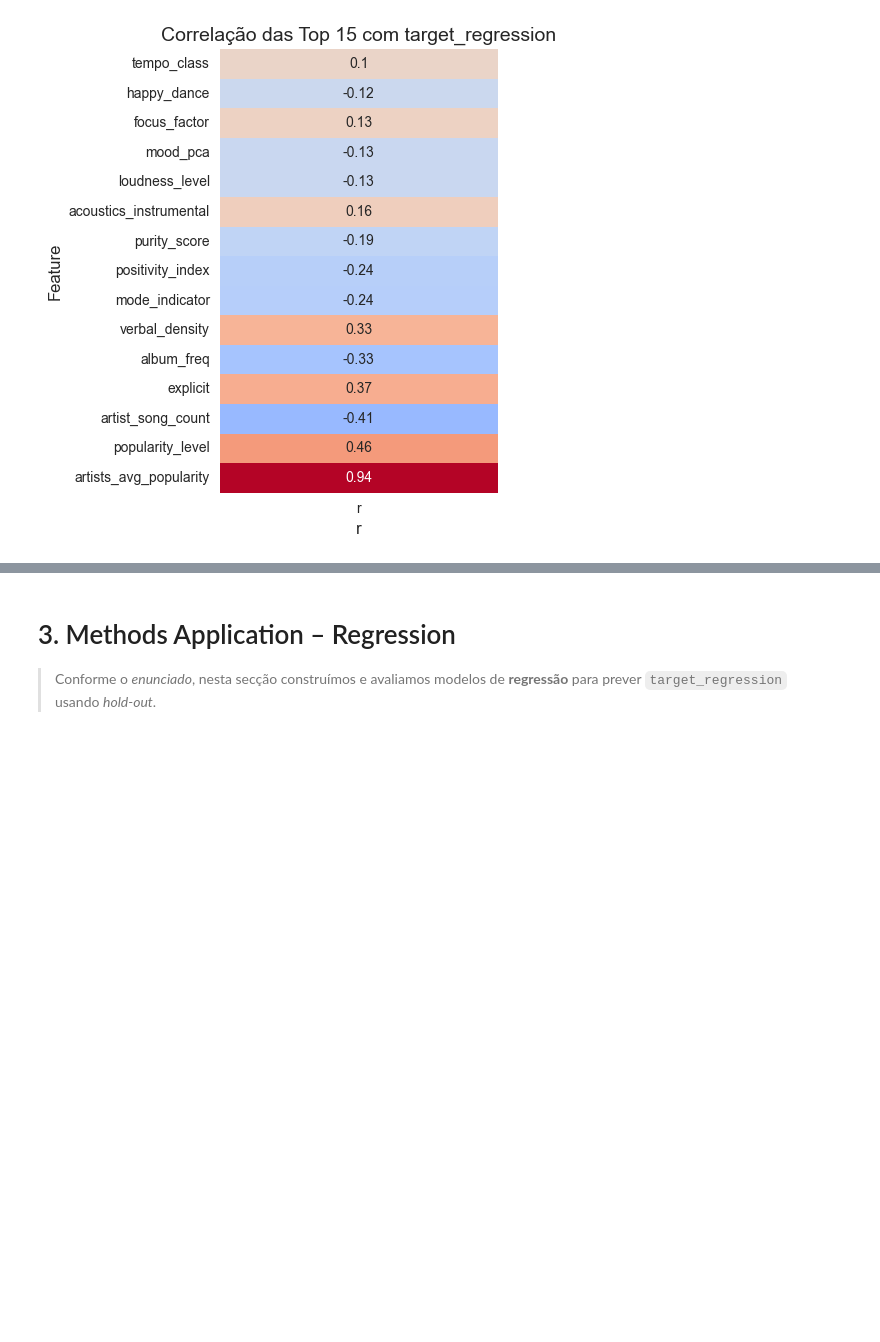
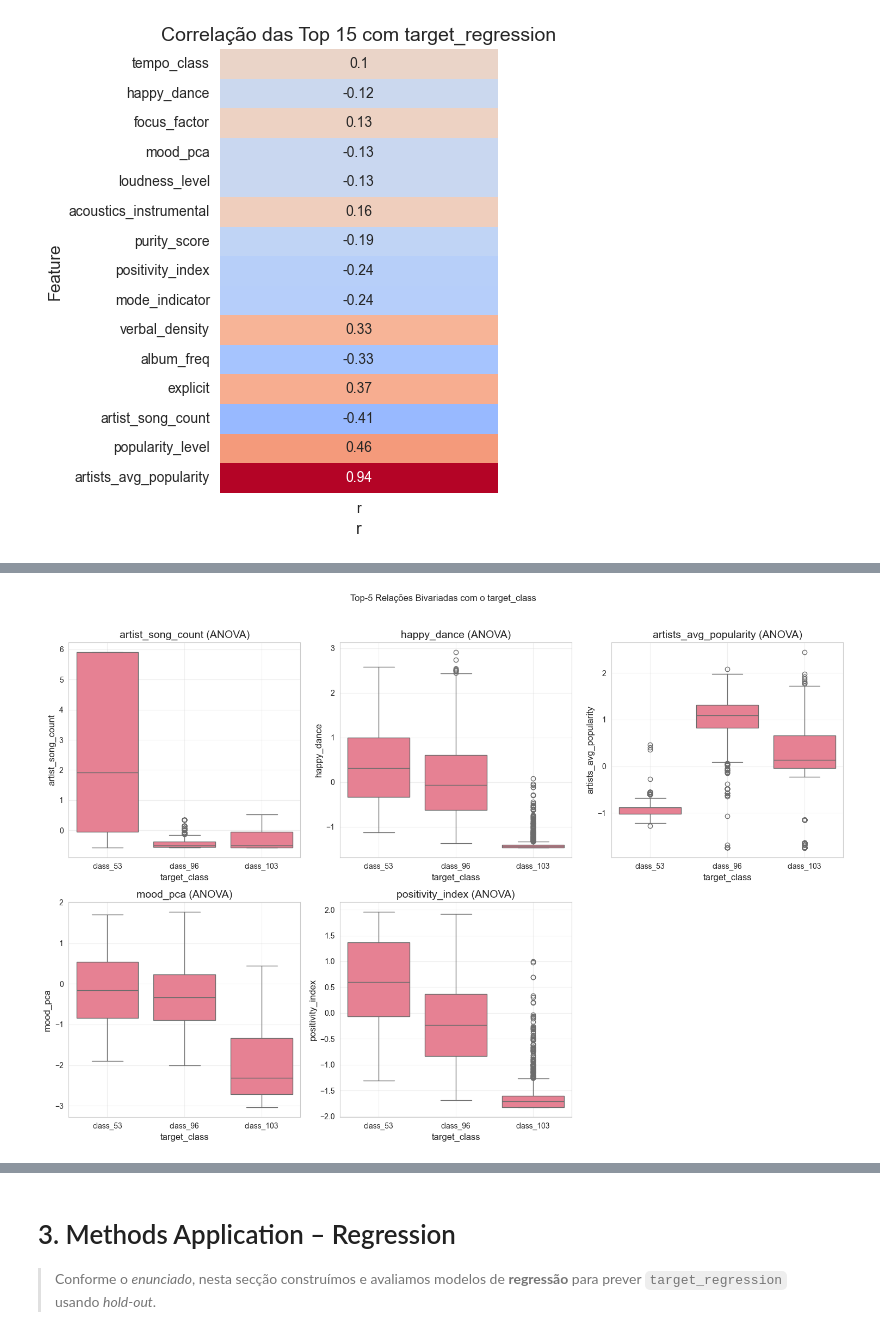
Before and after one commit to Mendoncaa/APRAU_G15, a Jupyter notebook: Projeto_1.ipynb, the cells around one changed output, grey strips where cells are left out. Saved outputs shown, nothing was run; the diff lists cells and outputs as text; code cells hidden in the pictures; blank space fills up the shorter version.

Commit message:
Análise Bivariada. Em falta: Conclusões

```diff
--- a/Projeto_1.ipynb
+++ b/Projeto_1.ipynb
@@ -652,0 +577,31 @@ Top 10 F-score (classificação):
+# %%
+top_feats = biv_class.head(5)['feature']
+
+fig, axes = plt.subplots(2, 3, figsize=(15, 10))
+fig.delaxes(axes[1, 2])
+
+for idx, feature in enumerate(top_feats):
+    row, col = divmod(idx, 3)
+    ax = axes[row, col]
+    tipo = biv_class.loc[biv_class['feature'] == feature, 'tipo'].iloc[0]
+
+    if tipo == 'contínua':
+        sns.boxplot(data=df, x=target_class, y=feature, ax=ax)
+        ax.set_title(f'{feature} (ANOVA)')
+
+    elif tipo == 'binária':
+        prop = df.groupby(target_class)[feature].mean().reset_index(name='mean')
+        sns.barplot(data=prop, x=target_class, y='mean', ax=ax)
+        ax.set_title(f'{feature} (% de 1 por classe)')
+
+    elif tipo == 'ordinal':
+        avg = df.groupby(target_class)[feature].mean().reset_index()
+        sns.lineplot(data=avg, x=target_class, y=feature, marker='o', ax=ax)
+        ax.set_title(f'{feature} (Spearman)')
+    ax.grid(True, alpha=0.3)
+
+plt.suptitle('Top-5 Relações Bivariadas com o target_class', y=1.02)
+plt.tight_layout()
+plt.show()
+# %% [output]
+[figure, added]
```
Also changed, not shown: parts of 21 cells of this notebook.
